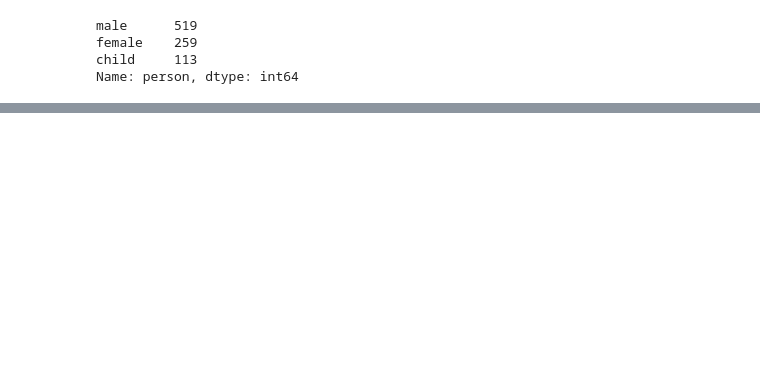
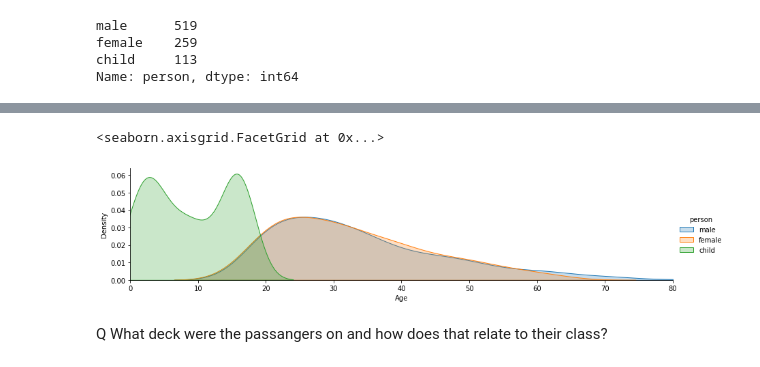
Before and after one commit to Atlas28625/Data-Handling, a Jupyter notebook: Titanic_Project.ipynb, the cells around one changed output, grey strips where cells are left out. Cells and saved outputs as stored; diff of their text form; code cells hidden in the pictures; blank space fills up the shorter version.

```diff
--- a/Titanic_Project.ipynb
+++ b/Titanic_Project.ipynb
@@ -132,0 +152,15 @@ titanic
+# %%
+# Facetgrid to use multiple plots on the same figure
+# Using person as Hue
+fig = sns.FacetGrid(titanic_df,hue='person', aspect=4)
+fig.map(sns.kdeplot, 'Age', shade=True)
+
+oldest = titanic_df['Age'].max()
+fig.set(xlim=(0, oldest))
+
+fig.add_legend()
+# %% [output]
+<seaborn.axisgrid.FacetGrid at 0x...>
+[figure, added]
+# %% [markdown]
+Q What deck were the passangers on and how does that relate to their class?
```
Also changed, not shown: parts of 17 cells of this notebook, 2 other files.
